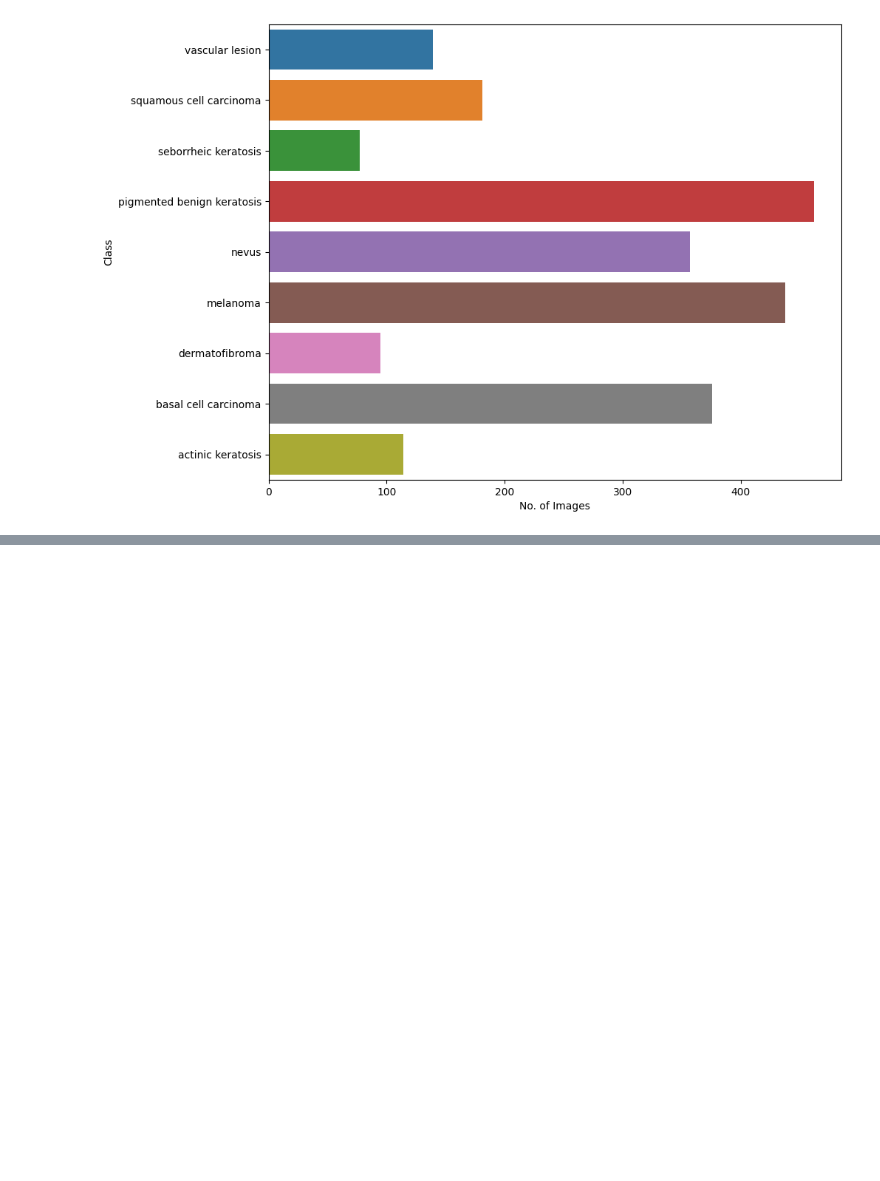
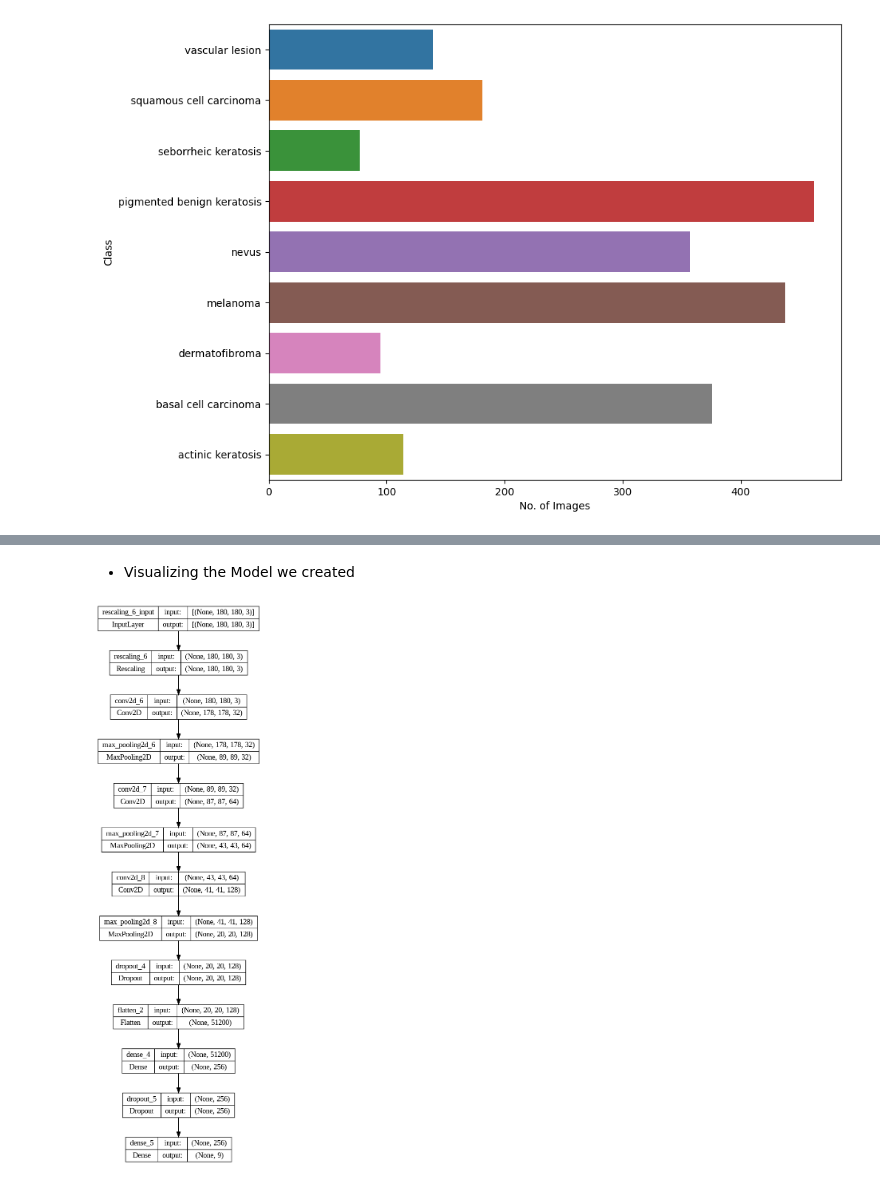
Before and after one commit to bharadwaj-chukkala/Detection_of_Malignant_Skin_Cancer_using_a_CNN, a Jupyter notebook: Detection_of_Malignant_Skin_Cancer_using_a_CNN.ipynb, the cells around one changed output, grey strips where cells are left out. Cells and saved outputs as stored; diff of their text form; code cells hidden in the pictures; blank space fills up the shorter version.

Commit message:
Added Constructed CNN Model

```diff
--- a/Detection_of_Malignant_Skin_Cancer_using_a_CNN.ipynb
+++ b/Detection_of_Malignant_Skin_Cancer_using_a_CNN.ipynb
@@ -205,0 +305,7 @@ sns.barplot(x ="No. of Images", y = "Class", data = df, label = 'Class')
+# %% [markdown]
+- Visualizing the Model we created
+# %%
+from tensorflow.keras.utils import plot_model
+plot_model(model, to_file='architecture.png', show_shapes=True, show_layer_names=True)
+# %% [output]
+[figure, added]
```
Also changed, not shown: parts of 6 cells of this notebook.
